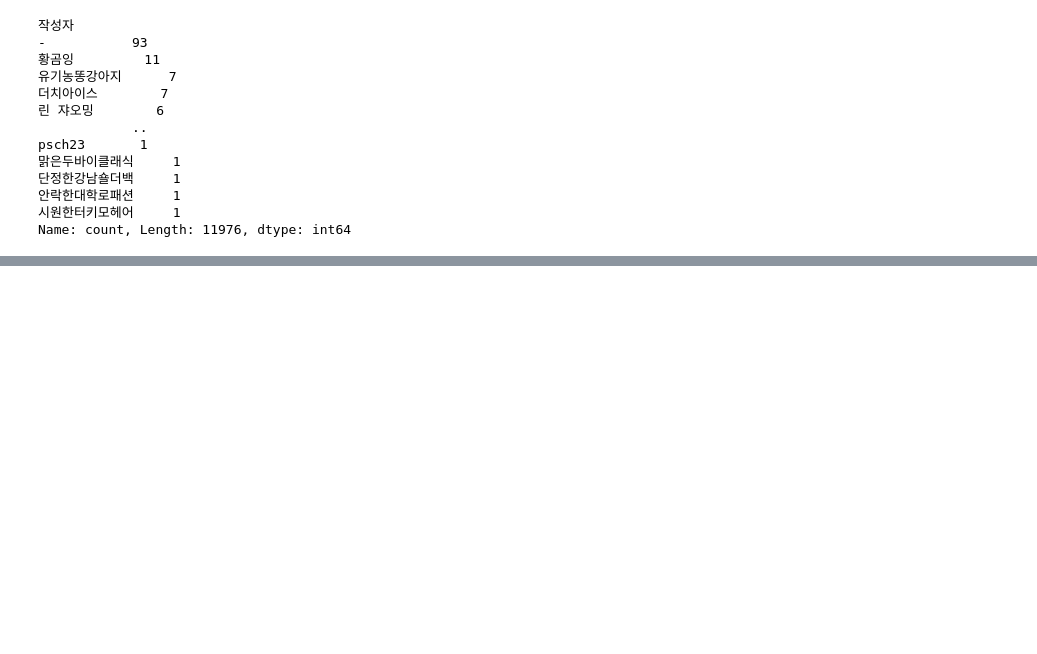
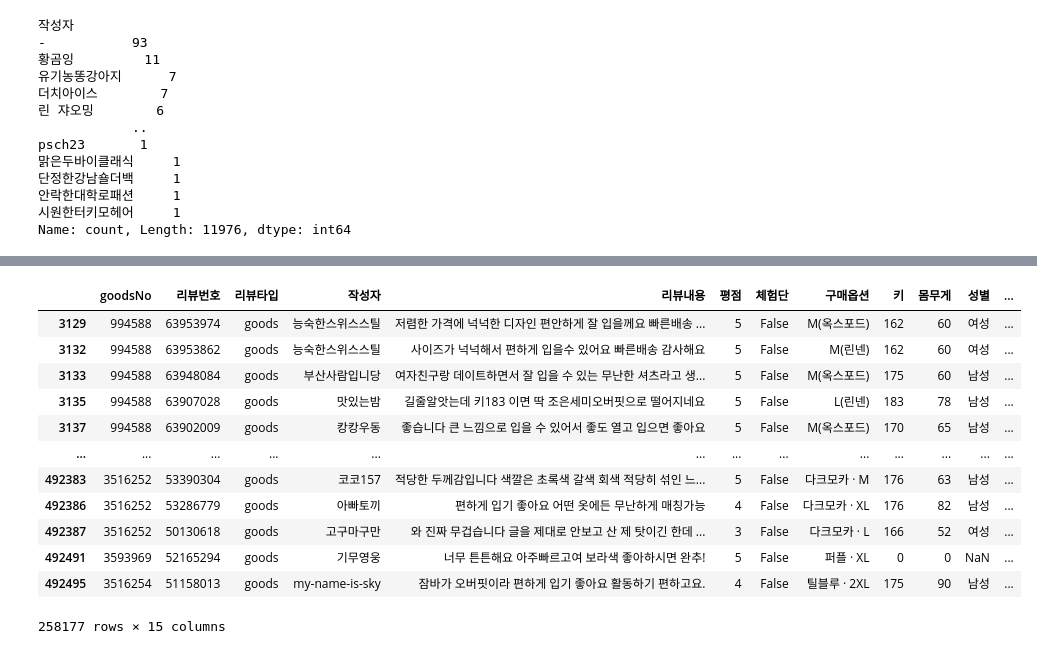
Before and after one commit to yoohengu/review_analysis_filluminate, a Jupyter notebook: kms/notepad.ipynb, the cells around one changed output, grey strips where cells are left out. Drawn from its saved outputs; the diff is of its cells as text; code cells hidden in the pictures; blank space fills up the shorter version.

```diff
--- a/kms/notepad.ipynb
+++ b/kms/notepad.ipynb
@@ -87,0 +144,16 @@ outer[outer['작성자']=='황곰잉']
+# %%
+reviews_all[reviews_all['리뷰타입'] == 'goods']
+# %% [output]
+|  | goodsNo | 리뷰번호 | 리뷰타입 | 작성자 | 리뷰내용 | 평점 | 체험단 | 구매옵션 | 키 | 몸무게 | 성별 | ... |
+| 3129 | 994588 | 63953974 | goods | 능숙한스위스스틸 | 저렴한 가격에 넉넉한 디자인 편안하게 잘 입을께요 빠른배송 ... | 5 | False | M(옥스포드) | 162 | 60 | 여성 | ... |
+| 3132 | 994588 | 63953862 | goods | 능숙한스위스스틸 | 사이즈가 넉넉해서 편하게 입을수 있어요 빠른배송 감사해요 | 5 | False | M(린넨) | 162 | 60 | 여성 | ... |
+| 3133 | 994588 | 63948084 | goods | 부산사람입니당 | 여자친구랑 데이트하면서 잘 입을 수 있는 무난한 셔츠라고 생... | 5 | False | M(옥스포드) | 175 | 60 | 남성 | ... |
+| 3135 | 994588 | 63907028 | goods | 맛있는밤 | 길줄알앗는데 키183 이면 딱 조은세미오버핏으로 떨어지네요 | 5 | False | L(린넨) | 183 | 78 | 남성 | ... |
+| 3137 | 994588 | 63902009 | goods | 캉캉우동 | 좋습니다 큰 느낌으로 입을 수 있어서 좋도 열고 입으면 좋아요 | 5 | False | M(옥스포드) | 170 | 65 | 남성 | ... |
+| ... | ... | ... | ... | ... | ... | ... | ... | ... | ... | ... | ... | ... |
+| 492383 | 3516252 | 53390304 | goods | 코코157 | 적당한 두께감입니다 색깔은 초록색 갈색 회색 적당히 섞인 느... | 5 | False | 다크모카 · M | 176 | 63 | 남성 | ... |
+| 492386 | 3516252 | 53286779 | goods | 아빠토끼 | 편하게 입기 좋아요 어떤 옷에든 무난하게 매칭가능 | 4 | False | 다크모카 · XL | 176 | 82 | 남성 | ... |
+| 492387 | 3516252 | 50130618 | goods | 고구마구만 | 와 진짜 무겁습니다 글을 제대로 안보고 산 제 탓이긴 한데 ... | 3 | False | 다크모카 · L | 166 | 52 | 여성 | ... |
+| 492491 | 3593969 | 52165294 | goods | 기무영웅 | 너무 튼튼해요 아주빠르고여 보라색 좋아하시면 완추! | 5 | False | 퍼플 · XL | 0 | 0 | NaN | ... |
+| 492495 | 3516254 | 51158013 | goods | my-name-is-sky | 잠바가 오버핏이라 편하게 입기 좋아요 활동하기 편하고요. | 4 | False | 틸블루 · 2XL | 175 | 90 | 남성 | ... |
+258177 rows × 15 columns
```
Also changed, not shown: parts of 10 cells of this notebook, 5 other files.
